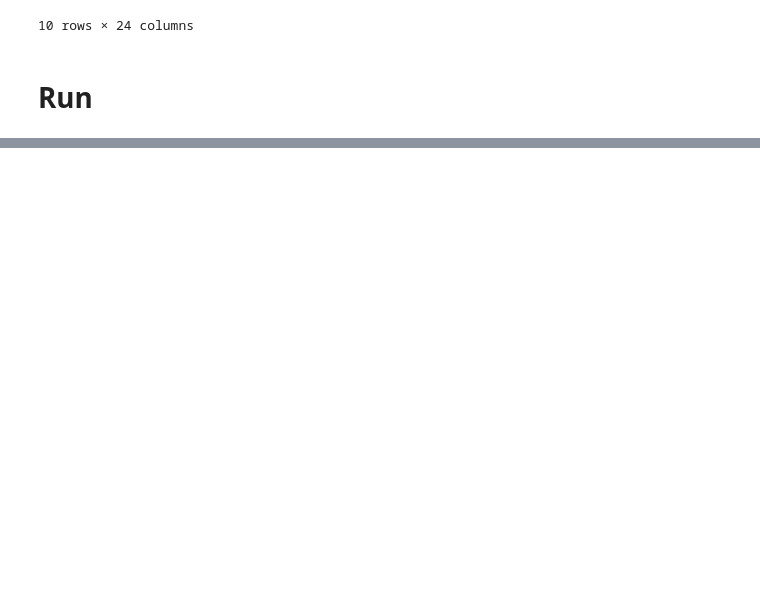
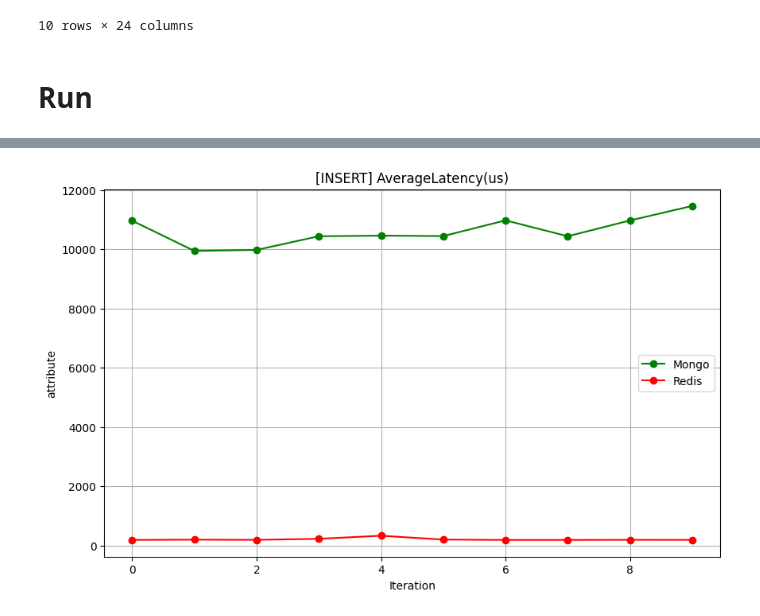
Before and after one commit to nicolegros/quantum-nebula, a Jupyter notebook: src/01-dataextract.ipynb, the cells around one changed output, grey strips where cells are left out. Saved outputs shown, nothing was run; the diff lists cells and outputs as text; code cells hidden in the pictures; blank space fills up the shorter version.

```diff
--- a/src/01-dataextract.ipynb
+++ b/src/01-dataextract.ipynb
@@ -93,0 +166,10 @@ pd.read_csv('../data/clean/mongo/3_10_90_run.csv')
+# %%
+throughput = "[OVERALL] Throughput(ops/sec)"
+average_latency = "[INSERT] AverageLatency(us)"
+
+df_mongo_load_10 = pd.read_csv('../data/clean/mongo/load_3_10_90.csv')
+df_redis_load_10 = pd.read_csv('../data/clean/redis/load_3_10_90.csv')
+
+display_compared_attribute(df_mongo_load_10, df_redis_load_10, average_latency)
+# %% [output]
+[figure, added]
```
Also changed, not shown: parts of 14 cells of this notebook.
